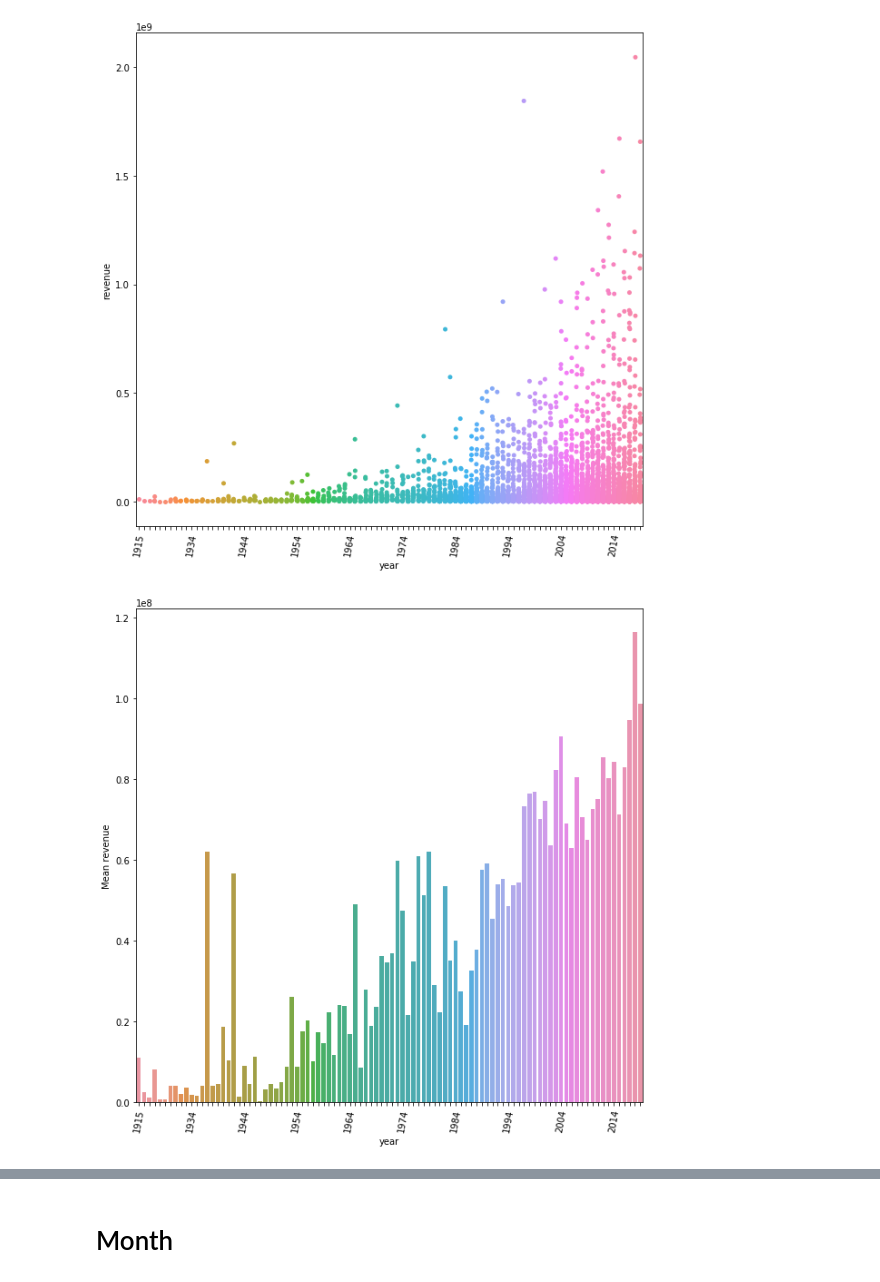
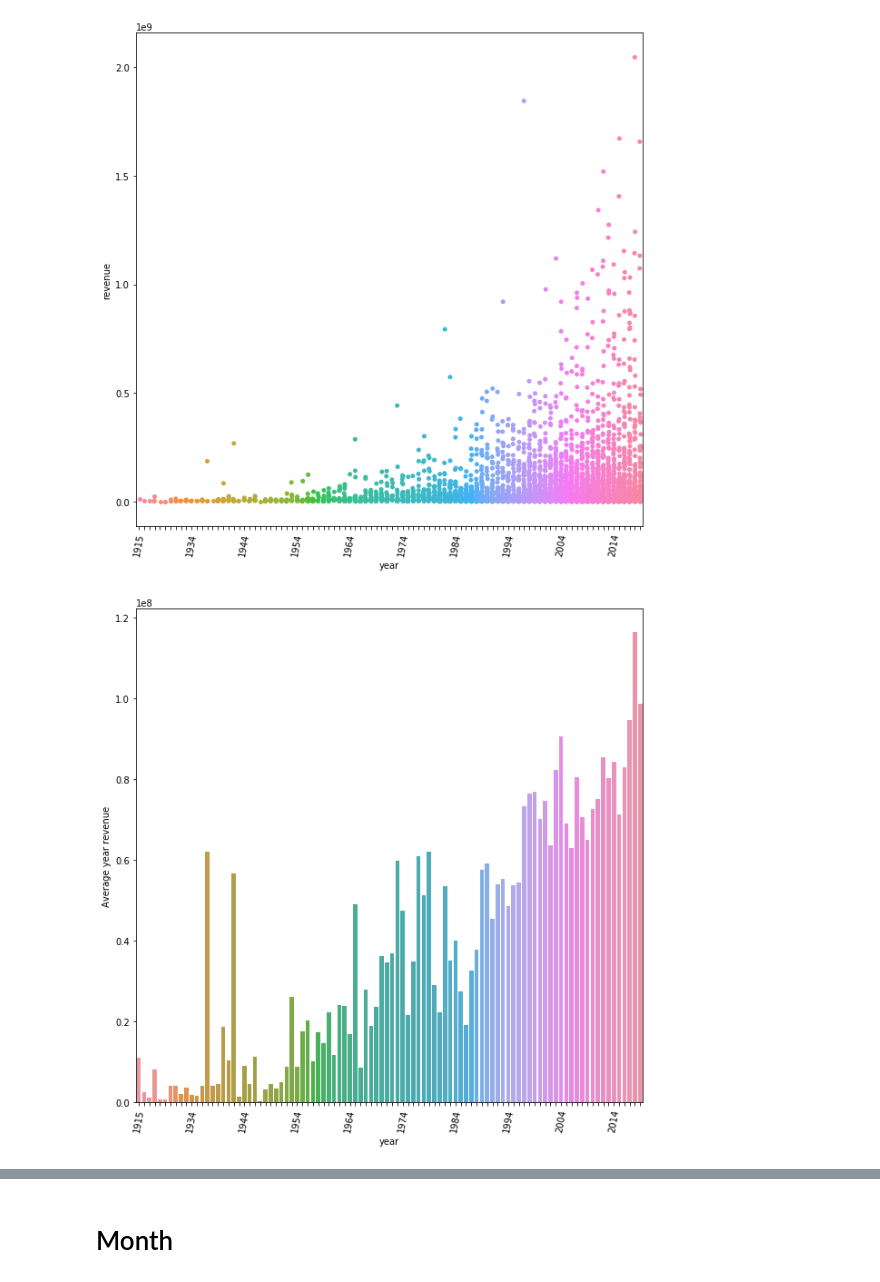
Before and after one commit to Stayermax/BORP, a Jupyter notebook: EDA.ipynb, the cells around one changed output, grey strips where cells are left out. Cells and saved outputs as stored; diff of their text form; code cells hidden in the pictures.

```diff
--- a/EDA.ipynb
+++ b/EDA.ipynb
@@ -18,7 +18,7 @@ df.head(3)
 | 1 | /lYeE7k0OR3HXyoq7FeswyaxFJvL.jpg | {'id': 256296, 'name': 'Silent Ni... | 250000 | [{'id': 35, 'name': 'Comedy'}, {'... | NaN | 50719 | tt0093974 | en | ... |
 | 2 | /gVXLIfMR2hLmkn0nACctlMCJBfx.jpg | NaN | 0 | [{'id': 99, 'name': 'Documentary'}] | https://www.scottymovie.com/ | 469062 | tt2773246 | en | ... |
 # %%
-dp = DataProcessingClass(df)
+dp = DataPreprocessingClass(df)
 dp.data.head()
 # %% [output]
 |  | budget | id | popularity | revenue | runtime | title | vote_average | vote_count | logRevenue | ... |
@@ -70,17 +71,17 @@ pass
 # %%
 year_revenue_df = data[['year', 'revenue']].groupby(['year']).mean().reset_index()
 plt.figure(figsize=(10,10))
 PLT03 = sns.barplot(x="year", y="revenue", data=year_revenue_df)
 # PLT03 = sns.regplot(x="year", y="revenue", data=year_revenue_df)
 # PLT03 = sns.stripplot(x="year", y="revenue", data=year_revenue_df)
 PLT03.set_xticklabels(PLT03.get_xticklabels(), rotation=80)
-PLT03.set(ylabel='Mean revenue')
+PLT03.set(ylabel='Average year revenue')
 # PLT03.set_yscale("log")
 for ind, label in enumerate(PLT03.get_xticklabels()):
     if ind % 10 == 0:  # every 10th label is kept
         label.set_visible(True)
     else:
         label.set_visible(False)
 pass
 # %% [output]
-[figure, old version]
+[figure, new version]
```
Also changed, not shown: parts of 13 cells of this notebook, 8 other files.
